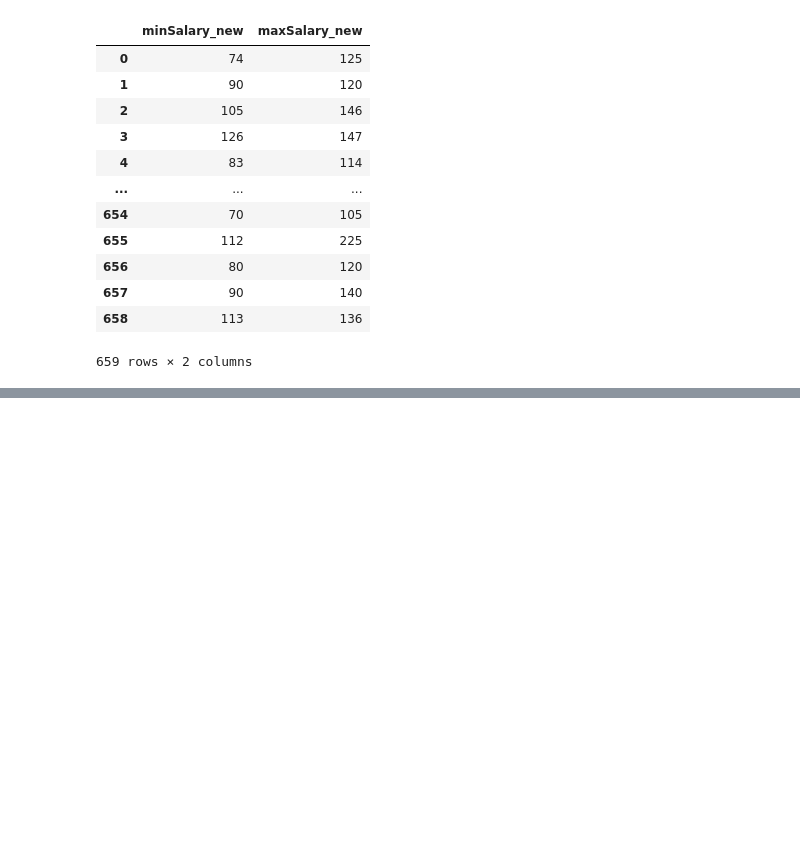
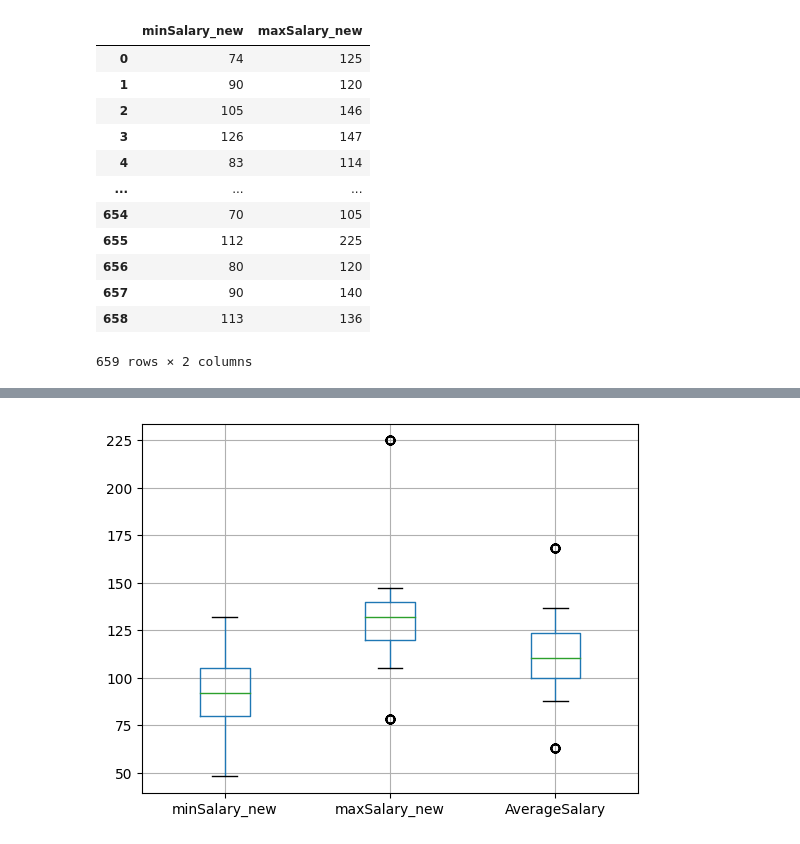
Before and after one commit to mosemb/DSalary, a Jupyter notebook: Eda.ipynb, the cells around one changed output, grey strips where cells are left out. Cells and saved outputs as stored; diff of their text form; code cells hidden in the pictures; blank space fills up the shorter version.

```diff
--- a/Eda.ipynb
+++ b/Eda.ipynb
@@ -270,0 +279,5 @@ df.describe()
+# %%
+df.boxplot(column=['minSalary_new','maxSalary_new', 'AverageSalary'])
+plt.show()
+# %% [output]
+[figure, added]
```
Also changed, not shown: parts of 26 cells of this notebook.
